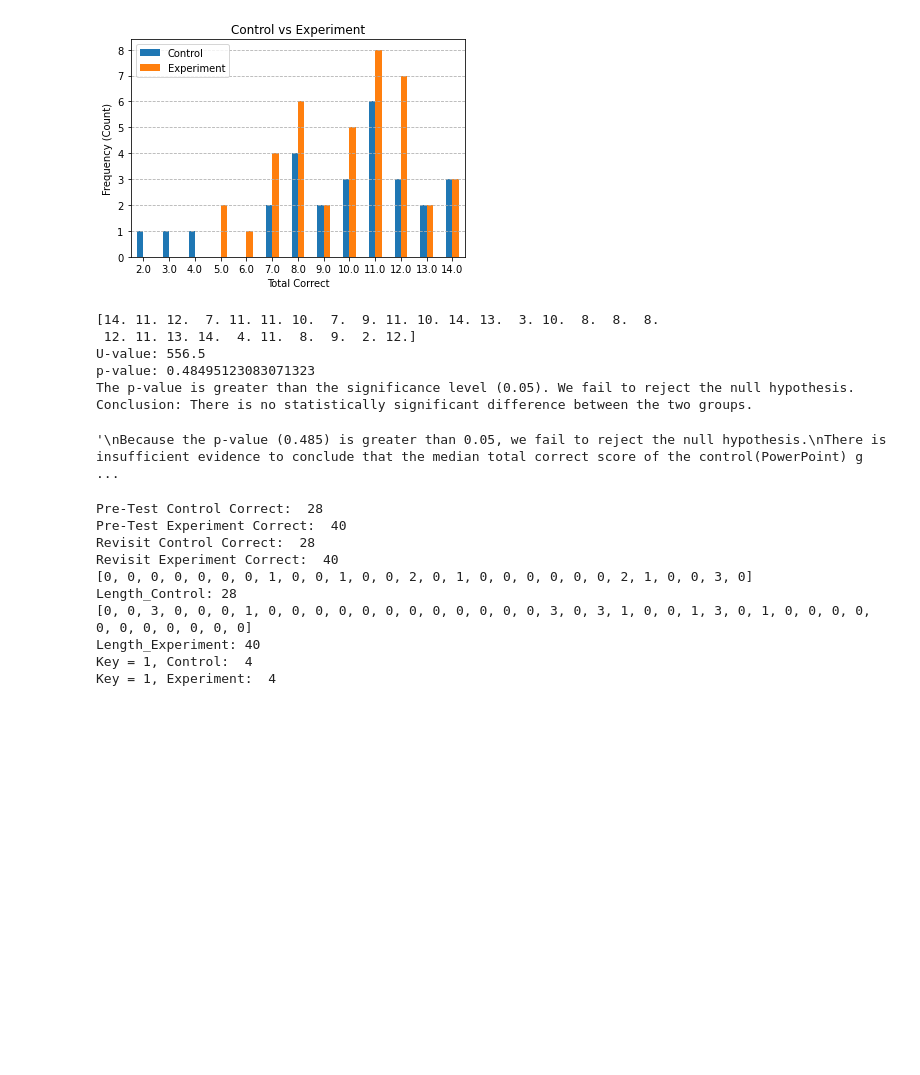
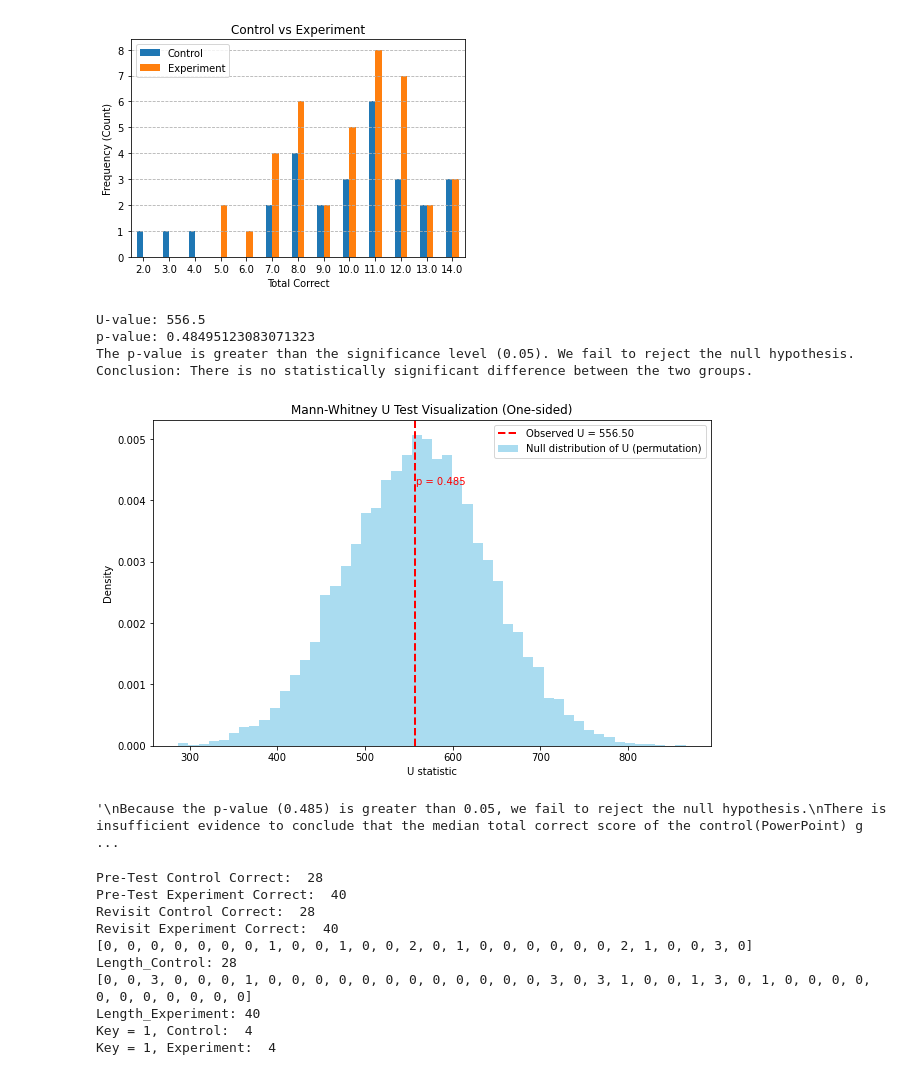
Before and after one commit to ProjectNerva/DataAnalysis, a Jupyter notebook: DataAnalysis.ipynb, the cells around one changed output. Drawn from its saved outputs; the diff is of its cells as text; code cells hidden in the pictures; blank space fills up the shorter version.

```diff
--- a/DataAnalysis.ipynb
+++ b/DataAnalysis.ipynb
@@ -137,40 +137,40 @@ data1 = np.array(data_control_clean)
 data2 = np.array(data_experiment_clean)
 
 """
-Null Hypothesis: The distribution of the control(PowerPoint) and experiment(GLE) total correct is the same
+Null Hypothesis: The median of control(PowerPoint) and experiment(GLE) total correct is the same
 
-Alternative Hypothesis: The distribution of the control(PowerPoint) of total correct is less
-                        compared to the experiment(GLE) total correct distribution
+Alternative Hypothesis: The median of control's(PowerPoint) total correct is less
+                        compared to the experiment's(GLE) total correct median
 """
 
 u_statistic, p_value = mannwhitneyu(data1, data2, alternative='less')
 print(f"U-value: {u_statistic}")
 print(f"p-value: {p_value}")
 
 alpha = 0.05
 if p_value < alpha:
     print("The p-value is less than the significance level (0.05). We reject the null hypothesis.")
     print("Conclusion: There is a statistically significant difference between the two groups.")
 else:
     print("The p-value is greater than the significance level (0.05). We fail to reject the null hypothesis.")
     print("Conclusion: There is no statistically significant difference between the two groups.")
 
+
 """
 Because the p-value (0.485) is greater than 0.05, we fail to reject the null hypothesis.
 There is insufficient evidence to conclude that the median total correct score of the control(PowerPoint) group is
 lower than that of the median total correct score experimental(GLE) group. Because the sample was not randomly
 selected, the results are limited to the participants in this study and may not generalize to a broader population.
 
 --> the overall median performance does not have significant difference between the PowerPoint and GLE for groups
     similar to the study essentially.(testing does not confirm)
 """
 # %% [output]
-[14. 11. 12.  7. 11. 11. 10.  7.  9. 11. 10. 14. 13.  3. 10.  8.  8.  8.
- 12. 11. 13. 14.  4. 11.  8.  9.  2. 12.]
 U-value: 556.5
 p-value: 0.48495123083071323
 The p-value is greater than the significance level (0.05). We fail to reject the null hypothesis.
 Conclusion: There is no statistically significant difference between the two groups.
+[figure, added]
 '\nBecause the p-value (0.485) is greater than 0.05, we fail to reject the null hypothesis.\nThere is insufficient evidence to conclude that the median total correct score of the control(PowerPoint) g ...
 # %%
 # fisher's exact test data representation
```
Also changed, not shown: parts of 1 cell of this notebook.
